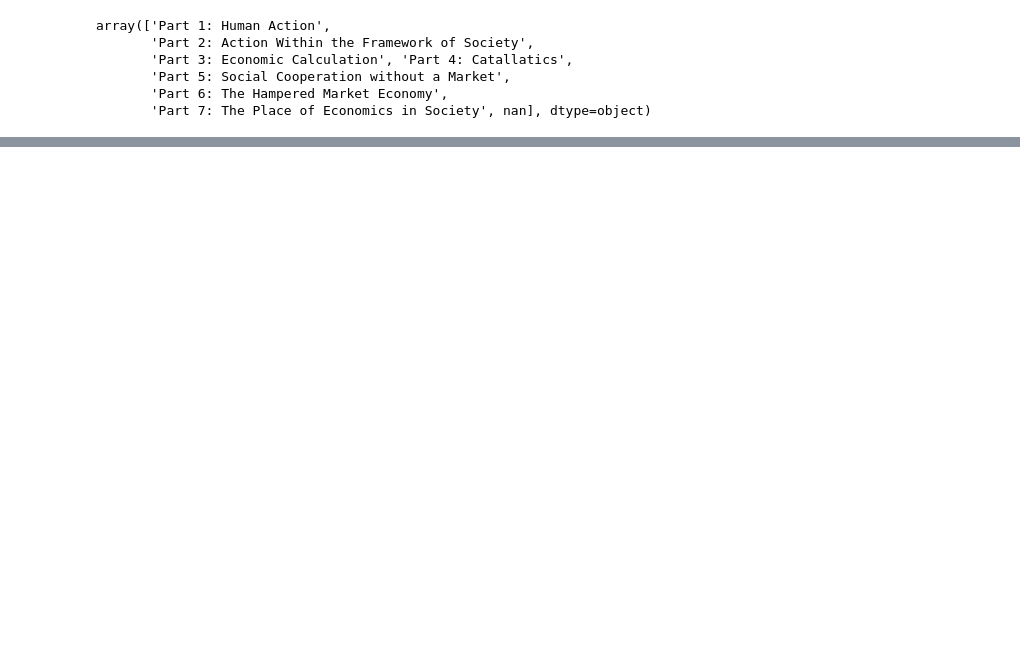
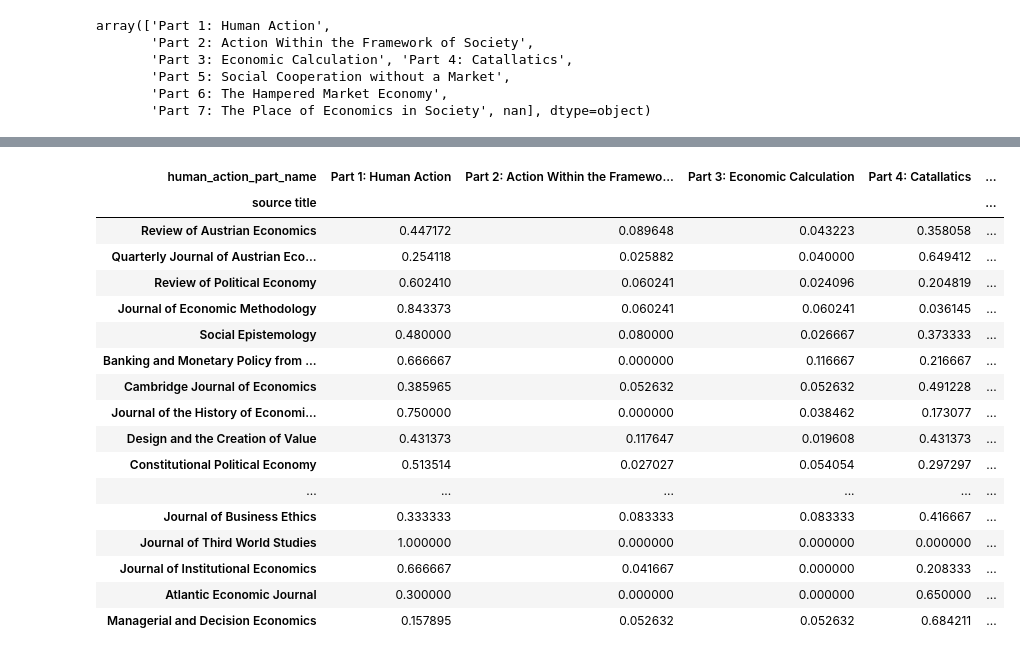
Before and after one commit to pcalais/bibliometrics-austrian-economics, a Jupyter notebook: notebooks/6-analyze-mises-refs.ipynb, the cells around one changed output, grey strips where cells are left out. Cells and saved outputs as stored; diff of their text form; code cells hidden in the pictures; blank space fills up the shorter version.

```diff
--- a/notebooks/6-analyze-mises-refs.ipynb
+++ b/notebooks/6-analyze-mises-refs.ipynb
@@ -215,3 +257,24 @@ Heatmap saved to ../data/processed/figures\mises_heatmap.png
+# %%
+count_table
+# %% [output]
+| human_action_part_name | Part 1: Human Action | Part 2: Action Within the Framewo... | Part 3: Economic Calculation | Part 4: Catallatics | ... |
+| source title |  |  |  |  | ... |
+| Review of Austrian Economics | 0.447172 | 0.089648 | 0.043223 | 0.358058 | ... |
+| Quarterly Journal of Austrian Eco... | 0.254118 | 0.025882 | 0.040000 | 0.649412 | ... |
+| Review of Political Economy | 0.602410 | 0.060241 | 0.024096 | 0.204819 | ... |
+| Journal of Economic Methodology | 0.843373 | 0.060241 | 0.060241 | 0.036145 | ... |
+| Social Epistemology | 0.480000 | 0.080000 | 0.026667 | 0.373333 | ... |
+| Banking and Monetary Policy from ... | 0.666667 | 0.000000 | 0.116667 | 0.216667 | ... |
+| Cambridge Journal of Economics | 0.385965 | 0.052632 | 0.052632 | 0.491228 | ... |
+| Journal of the History of Economi... | 0.750000 | 0.000000 | 0.038462 | 0.173077 | ... |
+| Design and the Creation of Value | 0.431373 | 0.117647 | 0.019608 | 0.431373 | ... |
+| Constitutional Political Economy | 0.513514 | 0.027027 | 0.054054 | 0.297297 | ... |
+| ... | ... | ... | ... | ... | ... |
+| Journal of Business Ethics | 0.333333 | 0.083333 | 0.083333 | 0.416667 | ... |
+| Journal of Third World Studies | 1.000000 | 0.000000 | 0.000000 | 0.000000 | ... |
+| Journal of Institutional Economics | 0.666667 | 0.041667 | 0.000000 | 0.208333 | ... |
+| Atlantic Economic Journal | 0.300000 | 0.000000 | 0.000000 | 0.650000 | ... |
+| Managerial and Decision Economics | 0.157895 | 0.052632 | 0.052632 | 0.684211 | ... |
 # %%
 '''
 prompt:
```
Also changed, not shown: parts of 17 cells of this notebook, 5 other files.
